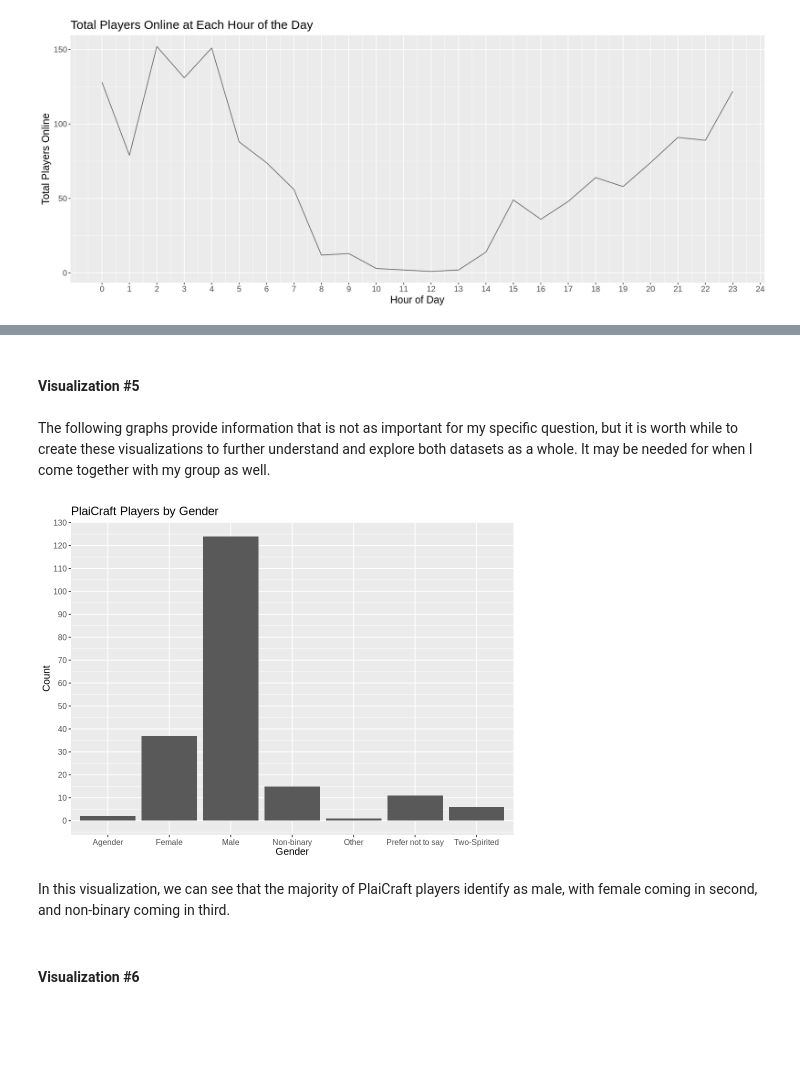
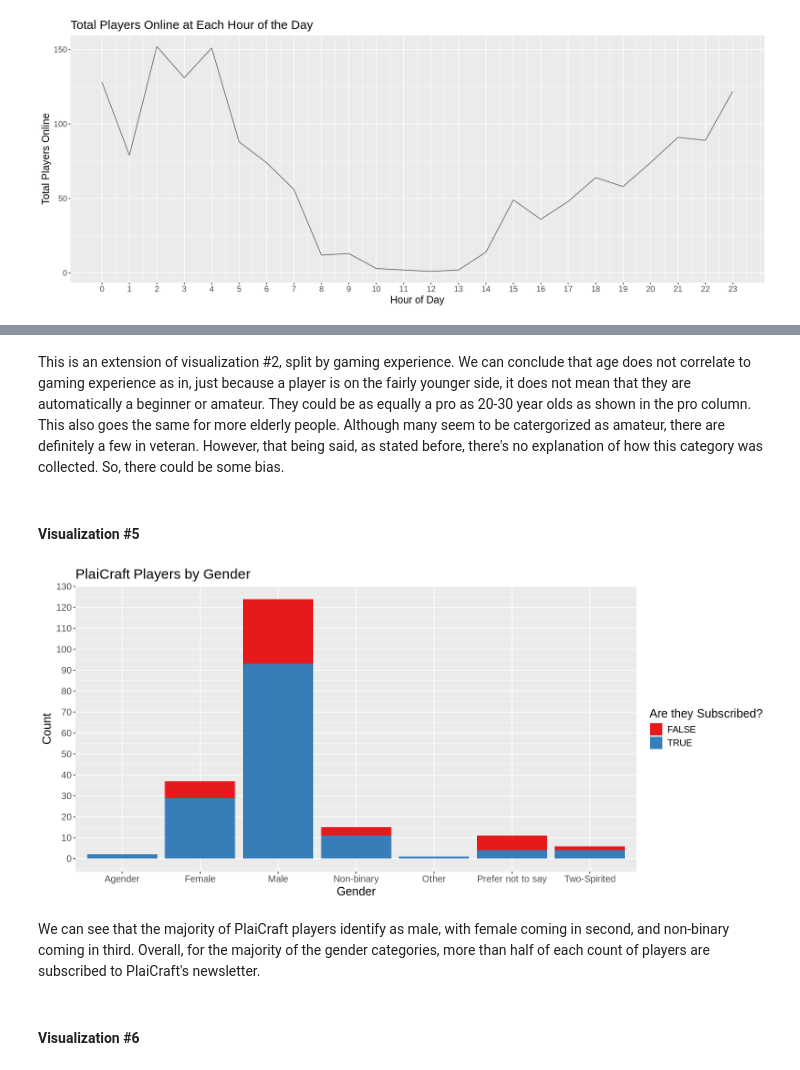
Before and after one commit to tchan0717/dsci-100-2025w1-group-36, a Jupyter notebook: plaicraft_project.ipynb, the cells around one changed output, grey strips where cells are left out. Saved outputs shown, nothing was run; the diff lists cells and outputs as text; code cells hidden in the pictures; blank space fills up the shorter version.

Commit message:
Changes Overall
Added to methods and plans sections. Fixed grammar in the section. Still need to cut down on the words and work on visualizations.

```diff
--- a/plaicraft_project.ipynb
+++ b/plaicraft_project.ipynb
@@ -411,23 +452,22 @@ This visualization is the most helpful for our specific question. It is just a r
+# %% [markdown]
+This is an extension of visualization #2, split by gaming experience. We can conclude that age does not correlate to gaming experience as in, just because a player is on the fairly younger side, it does not mean that they are automatically a beginner or amateur. They could be as equally a pro as 20-30 year olds as shown in the pro column. This also goes the same for more elderly people. Although many seem to be catergorized as amateur, there are definitely a few in veteran. However, that being said, as stated before, there's no explanation of how this category was collected. So, there could be some bias.
 # %% [markdown]
 #### Visualization #5
-# %% [markdown]
-The following graphs provide information that is not as important for my specific question, but it is worth while to create these visualizations to further understand and explore both datasets as a whole. It may be needed for when I come together with my group as well.
 # %%
-options(repr.plot.width = 8, repr.plot.height = 6)
-gender_data <- players_data |>
-                group_by(gender) |>
-                summarize(total_gender = n())
-gender_bar <- ggplot(gender_data, aes(x = gender, y = total_gender)) +
-                geom_bar(stat = "identity") +
-                labs(x = "Gender", y = "Count") +
+options(repr.plot.width = 13, repr.plot.height = 6)
+
+gender_bar <- ggplot(players_data, aes(x = gender, fill = subscribe)) +
+                geom_bar(position = "stack") +
+                labs(x = "Gender", y = "Count", fill = "Are they Subscribed?") +
                 ggtitle("PlaiCraft Players by Gender") +
+                scale_fill_brewer(palette = "Set1") +
                 scale_y_continuous(breaks = c(0, 10, 20, 30, 40, 50, 60, 70, 80, 90, 100, 110, 120, 130)) +
-                theme(text = element_text(size = 12))
+                theme(text = element_text(size = 15))
 gender_bar
 # %% [output]
-[figure, old version]
+[figure, new version]
 # %% [markdown]
-In this visualization, we can see that the majority of PlaiCraft players identify as male, with female coming in second, and non-binary coming in third.
+We can see that the majority of PlaiCraft players identify as male, with female coming in second, and non-binary coming in third. Overall, for the majority of the gender categories, more than half of each count of players are subscribed to PlaiCraft's newsletter.
 # %% [markdown]
 #### Visualization #6
 # %%
```
Also changed, not shown: parts of 39 cells of this notebook.
